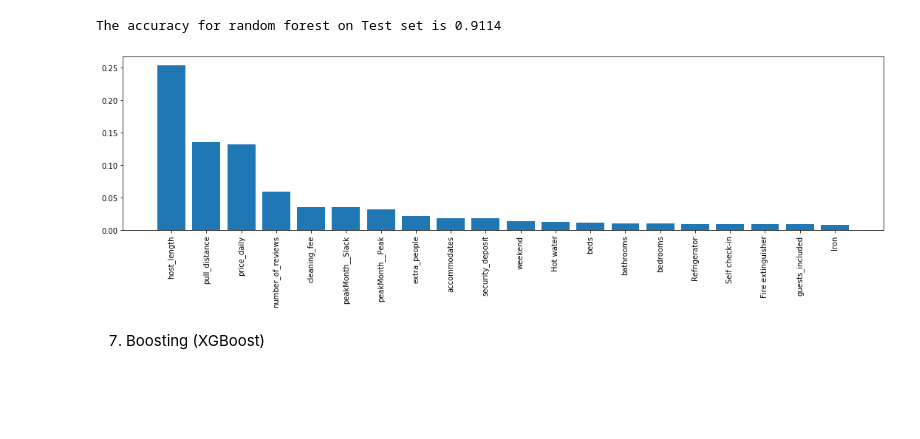
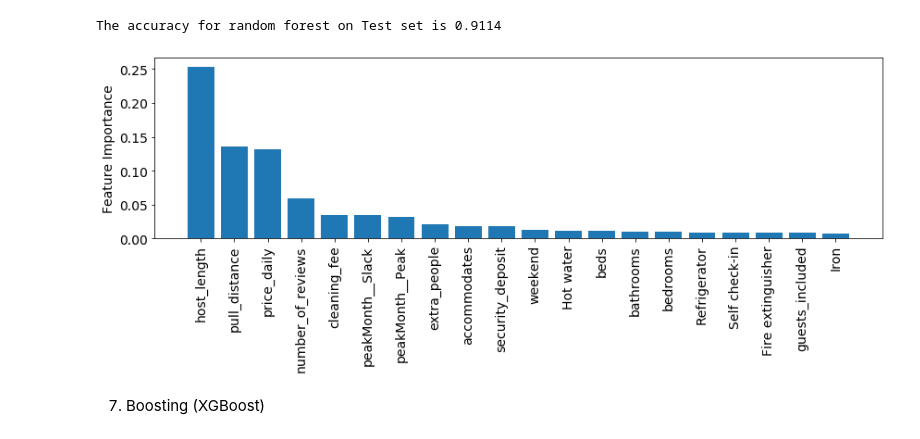
Before and after one commit to YimingXu1213/AirbnbPricing, a Jupyter notebook: Model/predictive_Model_2-Copy1.ipynb, the cells around one changed output. Cells and saved outputs as stored; diff of their text form; code cells hidden in the pictures; blank space fills up the shorter version.

```diff
--- a/Model/predictive_Model_2-Copy1.ipynb
+++ b/Model/predictive_Model_2-Copy1.ipynb
@@ -115,12 +123,15 @@ The accuracy for random forest on Test set is 0.9114
 rf_featureimp = pd.DataFrame({'Feature':X.columns,'Importance':rf.feature_importances_})
 rf_featureimp = rf_featureimp.sort_values(by='Importance',ascending=False).head(20)
 # %%
-fig,ax = plt.subplots(1,1,figsize=(15,5))
+fig,ax = plt.subplots(1,1,figsize=(12,5))
 ax.bar(rf_featureimp.Feature, rf_featureimp.Importance)
 ax.set_xticklabels(rf_featureimp.Feature,rotation=90)
+ax.set_ylabel('Feature Importance',fontsize=14)
+ax.tick_params(labelsize=14)
 plt.tight_layout()
+plt.savefig('feature_imp.png')
 # %% [output]
-[figure, old version]
+[figure, new version]
 # %% [markdown]
 7. Boosting (XGBoost)
 # %% [markdown]
```
Also changed, not shown: parts of 2 cells of this notebook, 2 other files.
